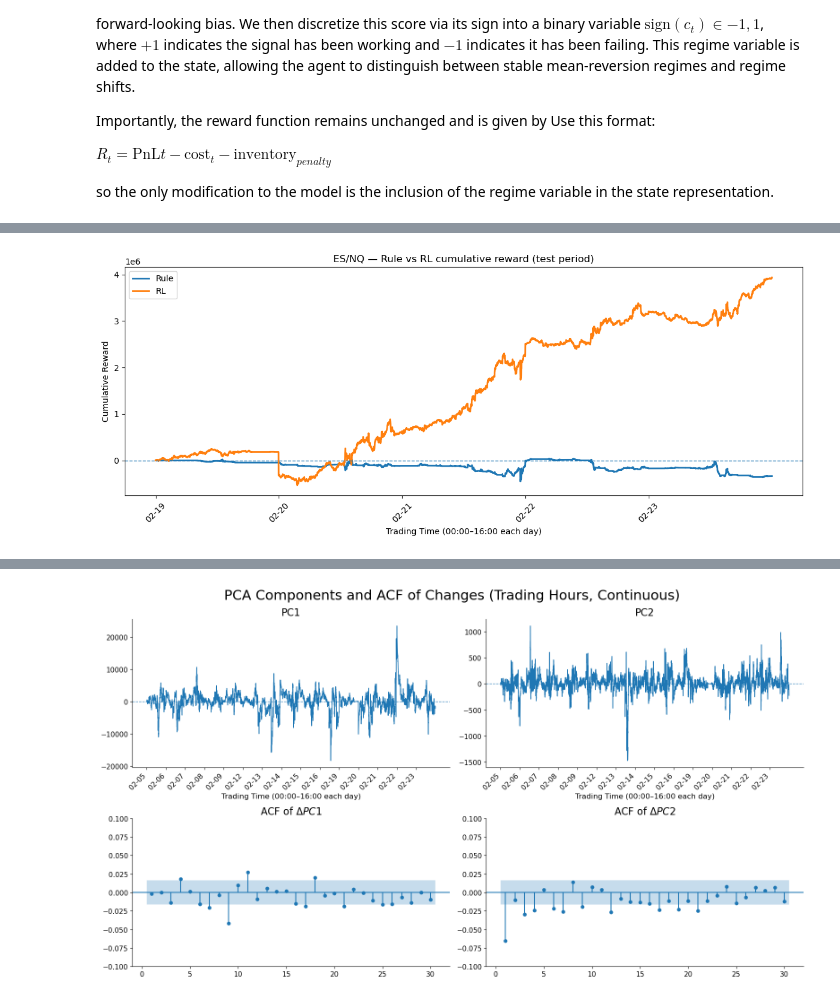
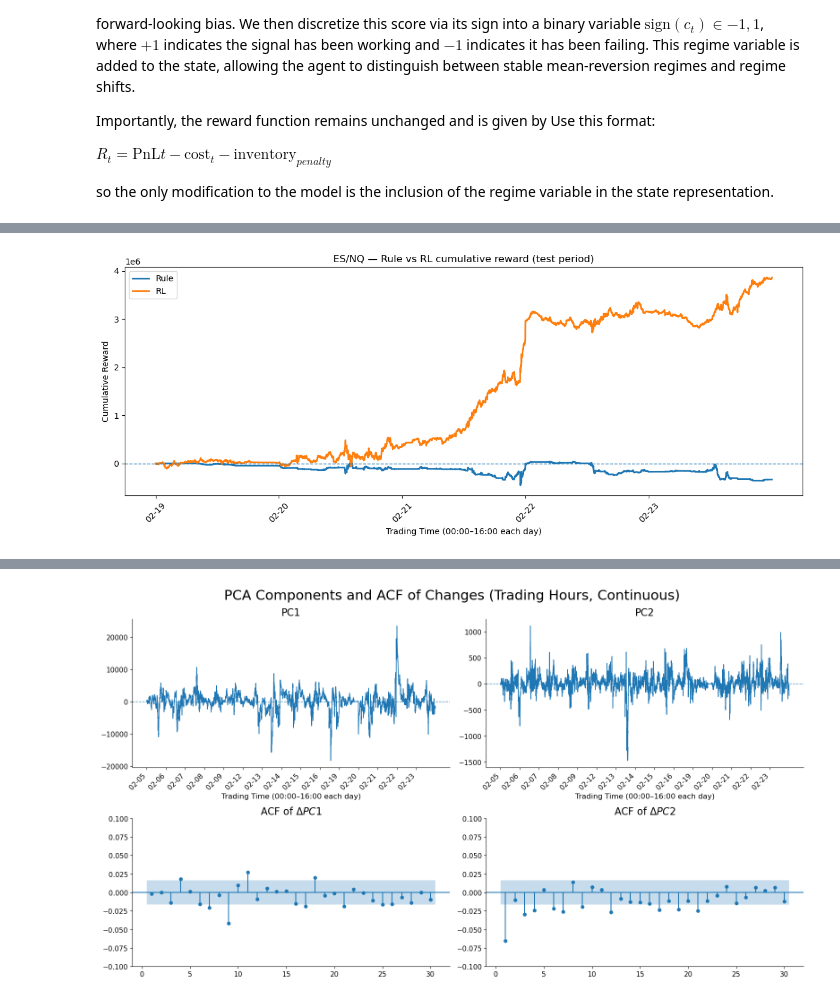
Before and after one commit to Cerinayao/RLHFT, a Jupyter notebook: notebooks/exploration.ipynb, the cells around one changed output, grey strips where cells are left out. Drawn from its saved outputs; the diff is of its cells as text; code cells hidden in the pictures.

```diff
--- a/notebooks/exploration.ipynb
+++ b/notebooks/exploration.ipynb
@@ -532,8 +568,8 @@ def run_multiday_pipeline_concat(
     window: int = 60,
     eps: float = 1e-8,
     make_scatter: bool = True,
-    es_scale: float = 1.0,
-    nq_scale: float = 1.0,
+    es_scale: float = 100.0,
+    nq_scale: float = 100.0,
     time_grid_q: str = "(0D00:00:00 + 0D00:01:00 * til 961)",
     drop_all_nan_rows: bool = True,
 ):
@@ -541,7 +577,7 @@ def run_multiday_pipeline_concat(
     Concatenate all dates into a single df, then:
       1) find active symbols once
       2) pull midprices for all dates
-      3) scale by instrument family
+      3) keep raw prices for signal/training; use display scaling only in plots
       4) optional scatter without regression line
       5) compute EW stats + PCA-projection signal
       6) plot trading-time series for each asset
@@ -635,12 +671,7 @@ def run_multiday_pipeline_concat(
 
         df_midprice_all = df_midprice_all.copy()
 
-        # ---- (3) instrument-aware scaling ----
-        for sym in sym_active:
-            if sym not in df_midprice_all.columns:
-                continue
-            scale = _scale_for_sym(sym)
-            df_midprice_all[sym] = df_midprice_all[sym].astype(float) / scale
+        # ---- (3) keep raw prices for signal/training ----
 
         # drop rows where ALL prices are NaN
         if drop_all_nan_rows:
@@ -683,9 +714,13 @@ def run_multiday_pipeline_concat(
             tick_vals = cvals[tick_idx]
             tick_labels = df_sc["datetime"].dt.strftime("%Y-%m-%d").iloc[tick_idx]
 
+            df_sc_plot = df_sc.copy()
+            df_sc_plot["ESH4"] = df_sc_plot["ESH4"].astype(float) / _scale_for_sym("ESH4")
+            df_sc_plot["NQH4"] = df_sc_plot["NQH4"].astype(float) / _scale_for_sym("NQH4")
+
             plt.figure(figsize=(8, 6))
-            plt.plot(df_sc["ESH4"], df_sc["NQH4"], alpha=0.35, linewidth=0.4)
-            plt.scatter(df_sc["ESH4"], df_sc["NQH4"], c=cvals, cmap="viridis", alpha=0.75, s=18)
+            plt.plot(df_sc_plot["ESH4"], df_sc_plot["NQH4"], alpha=0.35, linewidth=0.4)
+            plt.scatter(df_sc_plot["ESH4"], df_sc_plot["NQH4"], c=cvals, cmap="viridis", alpha=0.75, s=18)
             cb = plt.colorbar()
             cb.set_ticks(tick_vals)
             cb.set_ticklabels(tick_labels)
@@ -710,7 +745,12 @@ def run_multiday_pipeline_concat(
     df_state_all = add_only_A_B_M_signal(prices, window=window, eps=eps)
 
     # ---- (6) combined multiday plot ----
-    plot_asset_trading_time(df_state_all, ["ESH4", "NQH4"], ["darkorange", "navy"])
+    plot_asset_trading_time(
+        df_state_all,
+        ["ESH4", "NQH4"],
+        ["darkorange", "navy"],
+        display_scales={"ESH4": _scale_for_sym("ESH4"), "NQH4": _scale_for_sym("NQH4")},
+    )
 
     return sym_active, df_mid_all, df_state_all
 # %%
@@ -1019,7 +1059,7 @@ def train_q_learning_2asset_discrete_adaptive(
     col_b: str,
     sig_a: str = "sig_a",
     sig_b: str = "sig_b",
-    train_end: str = "2024-02-15",
+    train_end: str = "2024-02-20",
     inv_limit: int = 2,
     action_values=(-2, -1, 0, 1, 2),
     gamma: float = 0.99,
@@ -1294,7 +1334,7 @@ out_rl_2 = train_q_learning_2asset_discrete_adaptive(
     df_2,
     col_a="ESH4",
     col_b="NQH4",
-    train_end="2024-02-19",
+    train_end="2024-02-18",
     mult_a=50.0,
     mult_b=20.0,
     epochs=100,
@@ -1322,37 +1362,37 @@ plot_trading_time_cum(out_rl_2["test_cum_pnl"],  "Q-Learning Test cumulative PnL
 # %%
-train_end = "2024-02-19"
+train_end = "2024-02-18"
 
 rule_cum = out_rule_2["cum"]
 rl_cum   = out_rl_2["test_cum_pnl"]
 
 # restrict rule to the test period and re-zero so both start at 0
 rule_test = rule_cum[rule_cum.index > pd.Timestamp(train_end)].copy()
 rule_test = rule_test - rule_test.iloc[0]
 rl_test   = rl_cum - rl_cum.iloc[0]
 
 # trading-time x-axis so overnight gaps don't stretch the plot
 aligned = pd.concat(
     [rule_test.rename("Rule"), rl_test.rename("RL")], axis=1
 ).dropna(how="all")
 
 x = np.arange(len(aligned))
 dates = aligned.index.normalize()
 unique_dates, first_pos = np.unique(dates.values, return_index=True)
 unique_dates = pd.to_datetime(unique_dates)
 
 plt.figure(figsize=(12, 5))
 plt.plot(x, aligned["Rule"].values, label="Rule", linewidth=2)
 plt.plot(x, aligned["RL"].values,   label="RL",   linewidth=2)
 plt.axhline(0, linestyle="--", linewidth=1)
 plt.xticks(first_pos, [d.strftime("%m-%d") for d in unique_dates], rotation=45)
 plt.xlabel("Trading Time (00:00–16:00 each day)")
 plt.ylabel("Cumulative Reward")
 plt.title("ES/NQ — Rule vs RL cumulative reward (test period)")
 plt.legend()
 plt.tight_layout()
 plt.show()
 # %% [output]
-[figure, old version]
+[figure, new version]
 # %%
 def _scatter_positions_with_overlap_control(
     ax,
```
Also changed, not shown: parts of 18 cells of this notebook, 3 other files.
